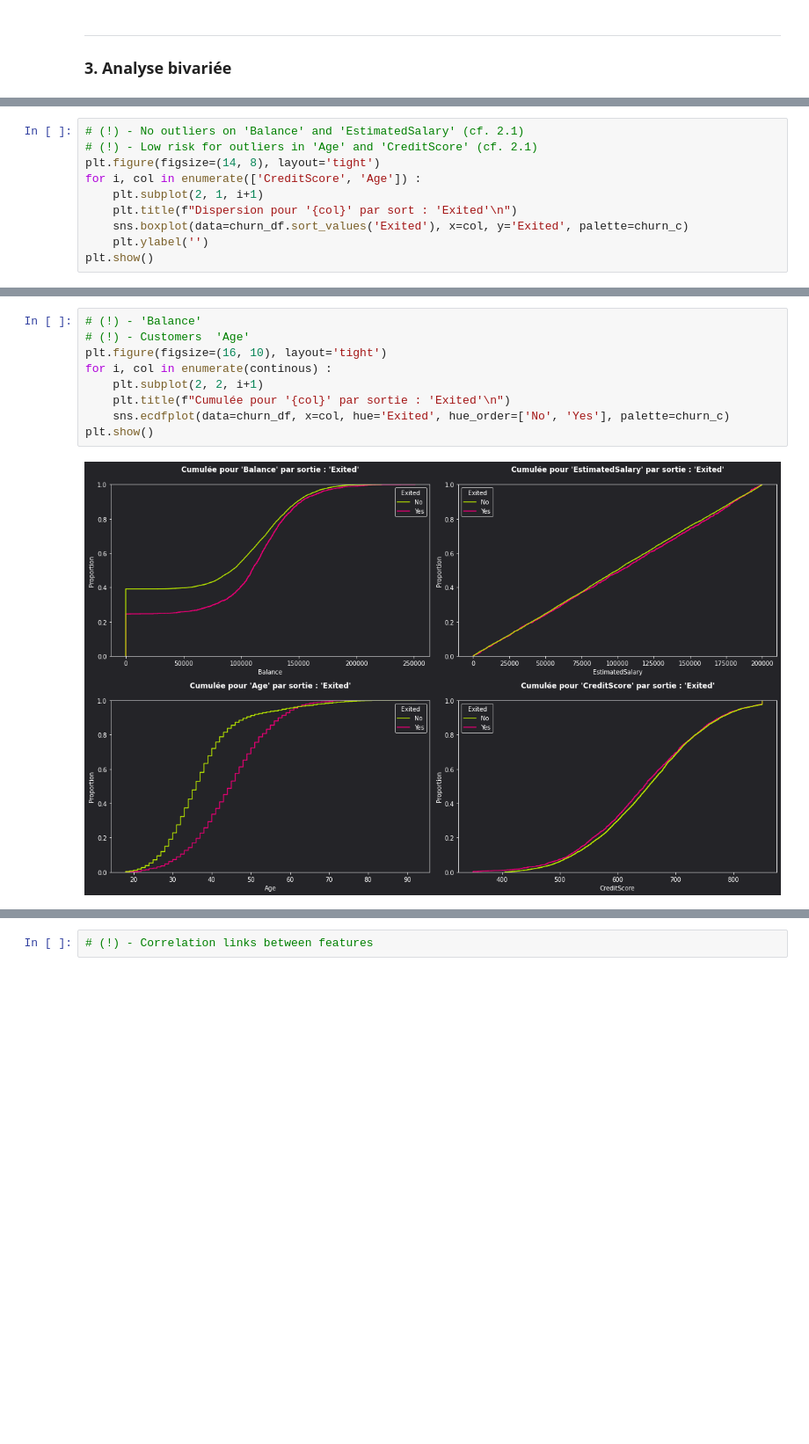
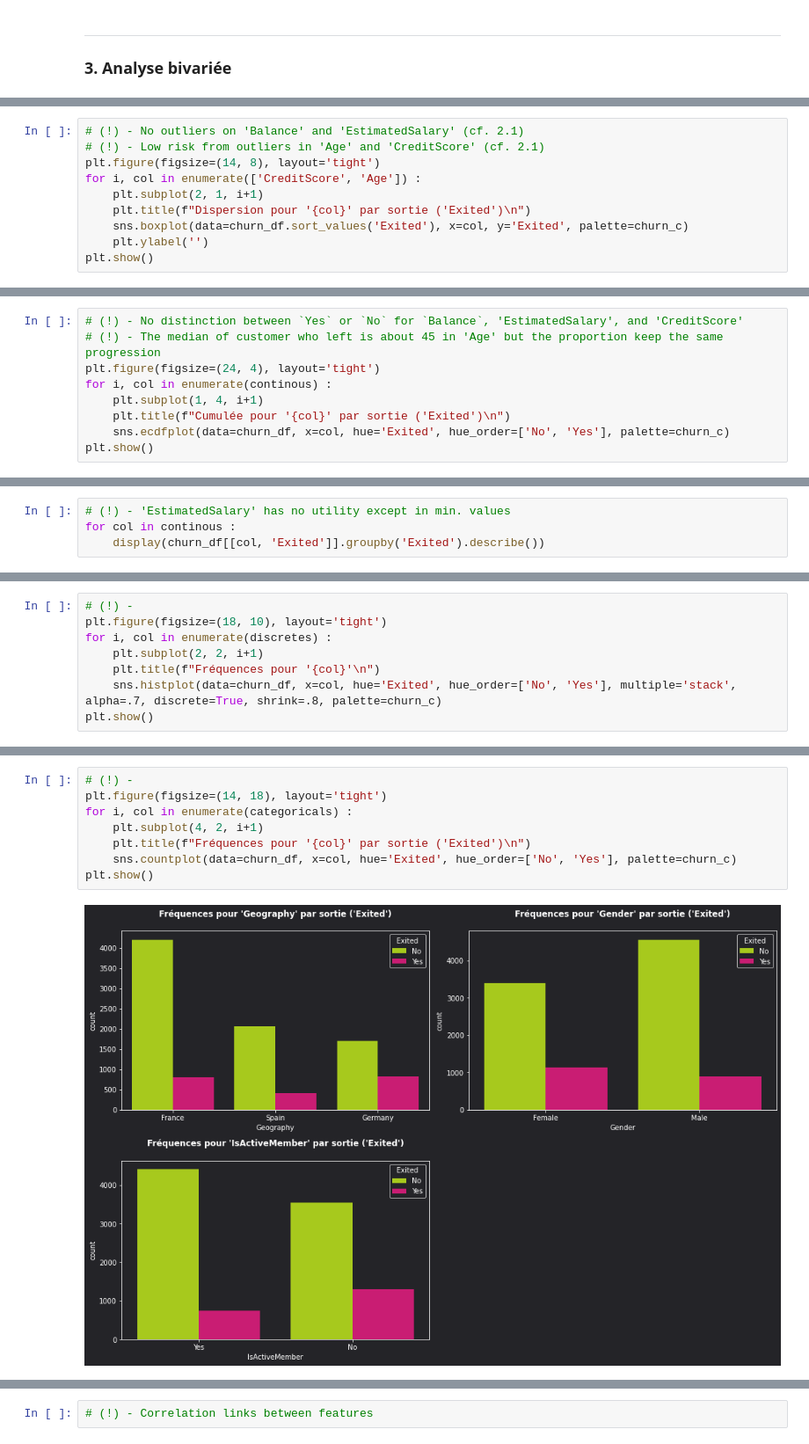
Before and after one commit to ElodieBayet/ai-developer, a Jupyter notebook: 06.projects/02.churn/eda_churn.ipynb, the cells around one changed output, grey strips where cells are left out. Shown at 88% size. Drawn from its saved outputs; the diff is of its cells as text; blank space fills up the shorter version.

```diff
--- a/06.projects/02.churn/eda_churn.ipynb
+++ b/06.projects/02.churn/eda_churn.ipynb
@@ -602,10 +615,10 @@ plt.show()
 # %%
 # (!) - No outliers on 'Balance' and 'EstimatedSalary' (cf. 2.1)
-# (!) - Low risk for outliers in 'Age' and 'CreditScore' (cf. 2.1)
+# (!) - Low risk from outliers in 'Age' and 'CreditScore' (cf. 2.1)
 plt.figure(figsize=(14, 8), layout='tight')
 for i, col in enumerate(['CreditScore', 'Age']) :
     plt.subplot(2, 1, i+1)
-    plt.title(f"Dispersion pour '{col}' par sort : 'Exited'\n")
+    plt.title(f"Dispersion pour '{col}' par sortie ('Exited')\n")
     sns.boxplot(data=churn_df.sort_values('Exited'), x=col, y='Exited', palette=churn_c)
     plt.ylabel('')
 plt.show()
@@ -613,0 +627,9 @@ plt.show()
+# %%
+# (!) - No distinction between `Yes` or `No` for `Balance`, 'EstimatedSalary', and 'CreditScore'
+# (!) - The median of customer who left is about 45 in 'Age' but the proportion keep the same progression
+plt.figure(figsize=(24, 4), layout='tight')
+for i, col in enumerate(continous) :
+    plt.subplot(1, 4, i+1)
+    plt.title(f"Cumulée pour '{col}' par sortie ('Exited')\n")
+    sns.ecdfplot(data=churn_df, x=col, hue='Exited', hue_order=['No', 'Yes'], palette=churn_c)
+plt.show()
@@ -613,0 +652,4 @@ plt.show()
+# %%
+# (!) - 'EstimatedSalary' has no utility except in min. values
+for col in continous :
+    display(churn_df[[col, 'Exited']].groupby('Exited').describe())
@@ -613,0 +685,8 @@ plt.show()
+# %%
+# (!) -
+plt.figure(figsize=(18, 10), layout='tight')
+for i, col in enumerate(discretes) :
+    plt.subplot(2, 2, i+1)
+    plt.title(f"Fréquences pour '{col}'\n")
+    sns.histplot(data=churn_df, x=col, hue='Exited', hue_order=['No', 'Yes'], multiple='stack', alpha=.7, discrete=True, shrink=.8, palette=churn_c)
+plt.show()
@@ -614,11 +703,10 @@ plt.show()
 # %%
-# (!) - 'Balance'
-# (!) - Customers  'Age'
-plt.figure(figsize=(16, 10), layout='tight')
-for i, col in enumerate(continous) :
-    plt.subplot(2, 2, i+1)
-    plt.title(f"Cumulée pour '{col}' par sortie : 'Exited'\n")
-    sns.ecdfplot(data=churn_df, x=col, hue='Exited', hue_order=['No', 'Yes'], palette=churn_c)
+# (!) -
+plt.figure(figsize=(14, 18), layout='tight')
+for i, col in enumerate(categoricals) :
+    plt.subplot(4, 2, i+1)
+    plt.title(f"Fréquences pour '{col}' par sortie ('Exited')\n")
+    sns.countplot(data=churn_df, x=col, hue='Exited', hue_order=['No', 'Yes'], palette=churn_c)
 plt.show()
 # %% [output]
-[figure, old version]
+[figure, new version]
```
Also changed, not shown: parts of 30 cells of this notebook, 4 other files.
